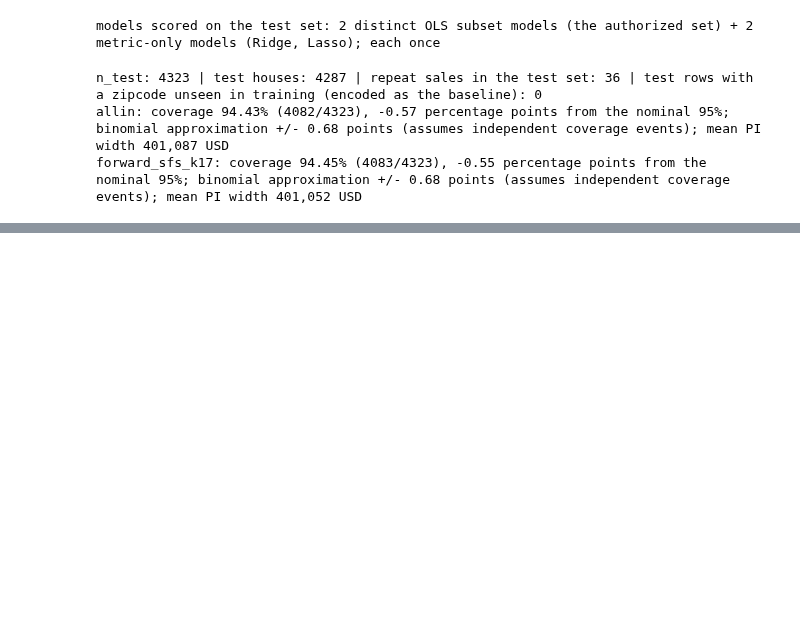
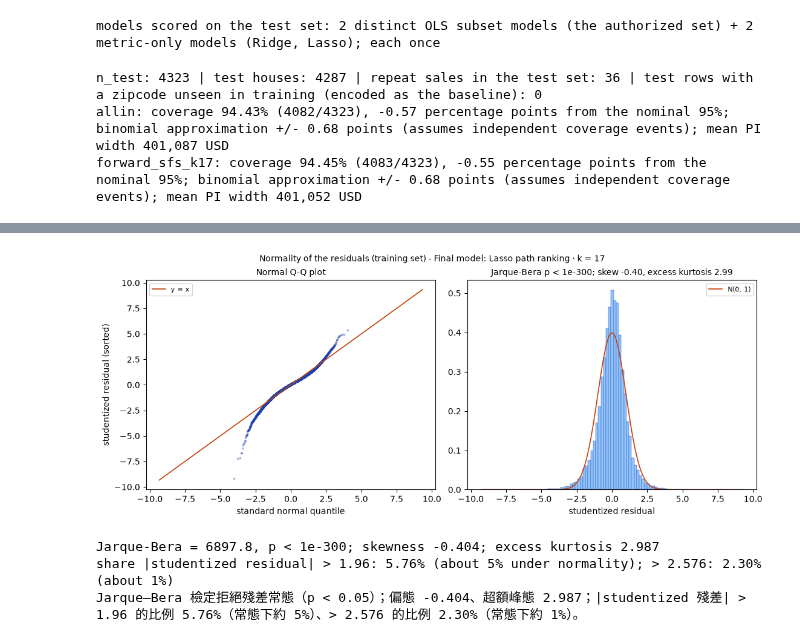
Before and after one commit to yotsubamomo/aiot-classwork, a Jupyter notebook: home_work_02/hw2.ipynb, the cells around one changed output, grey strips where cells are left out. Saved outputs shown, nothing was run; the diff lists cells and outputs as text; code cells hidden in the pictures; blank space fills up the shorter version.

```diff
--- a/home_work_02/hw2.ipynb
+++ b/home_work_02/hw2.ipynb
@@ -717,0 +834,13 @@ forward_sfs_k17: coverage 94.45% (4083/4323), -0.55 percentage points from the n
+# %%
+nor = diag.results["normality"]
+display(diag_figs["normality"])
+print(f"Jarque-Bera = {nor['jarque_bera']:.1f}, p {diagnostics.fmt_p(nor['jarque_bera_p_value'])}; "
+      f"skewness {nor['skewness']:.3f}; excess kurtosis {nor['excess_kurtosis']:.3f}")
+print(f"share |studentized residual| > 1.96: {100 * nor['share_abs_studentized_gt_1_96']:.2f}% "
+      f"(about 5% under normality); > 2.576: {100 * nor['share_abs_studentized_gt_2_576']:.2f}% (about 1%)")
+print(nor["reading"])
+# %% [output]
+[figure, added]
+Jarque-Bera = 6897.8, p < 1e-300; skewness -0.404; excess kurtosis 2.987
+share |studentized residual| > 1.96: 5.76% (about 5% under normality); > 2.576: 2.30% (about 1%)
+Jarque–Bera 檢定拒絕殘差常態（p < 0.05）；偏態 -0.404、超額峰態 2.987；|studentized 殘差| > 1.96 的比例 5.76%（常態下約 5%）、> 2.576 的比例 2.30%（常態下約 1%）。
```
Also changed, not shown: parts of 25 cells of this notebook, 30 other files.
